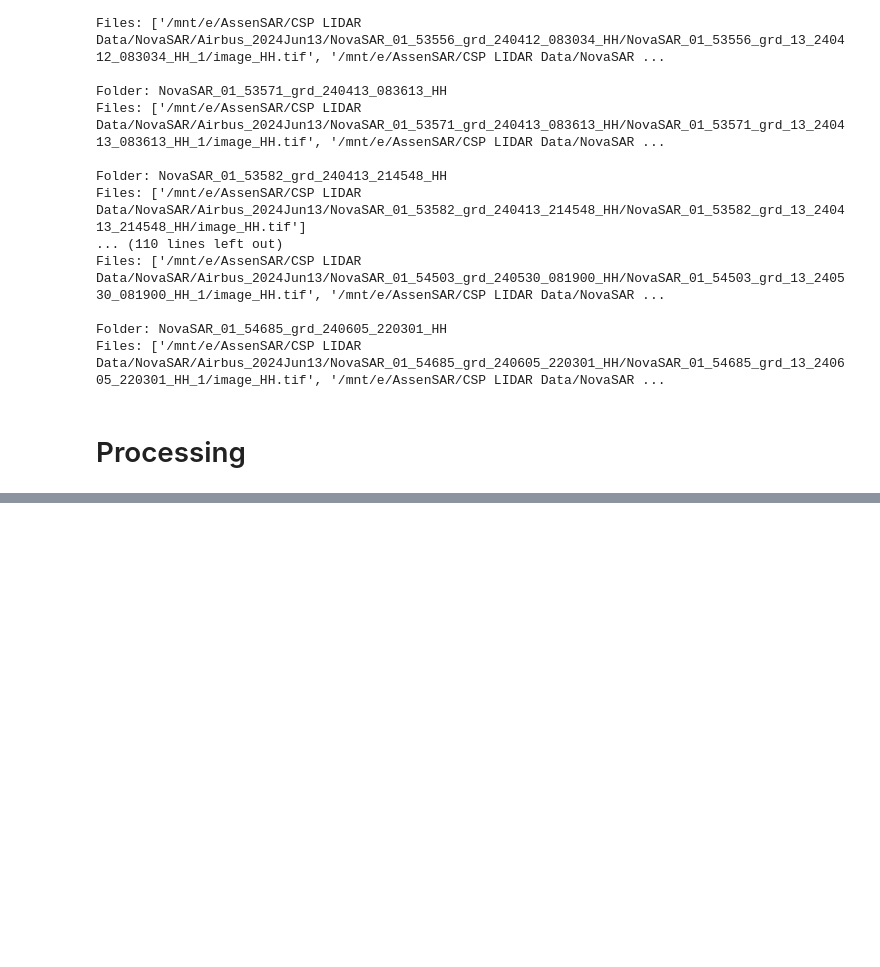
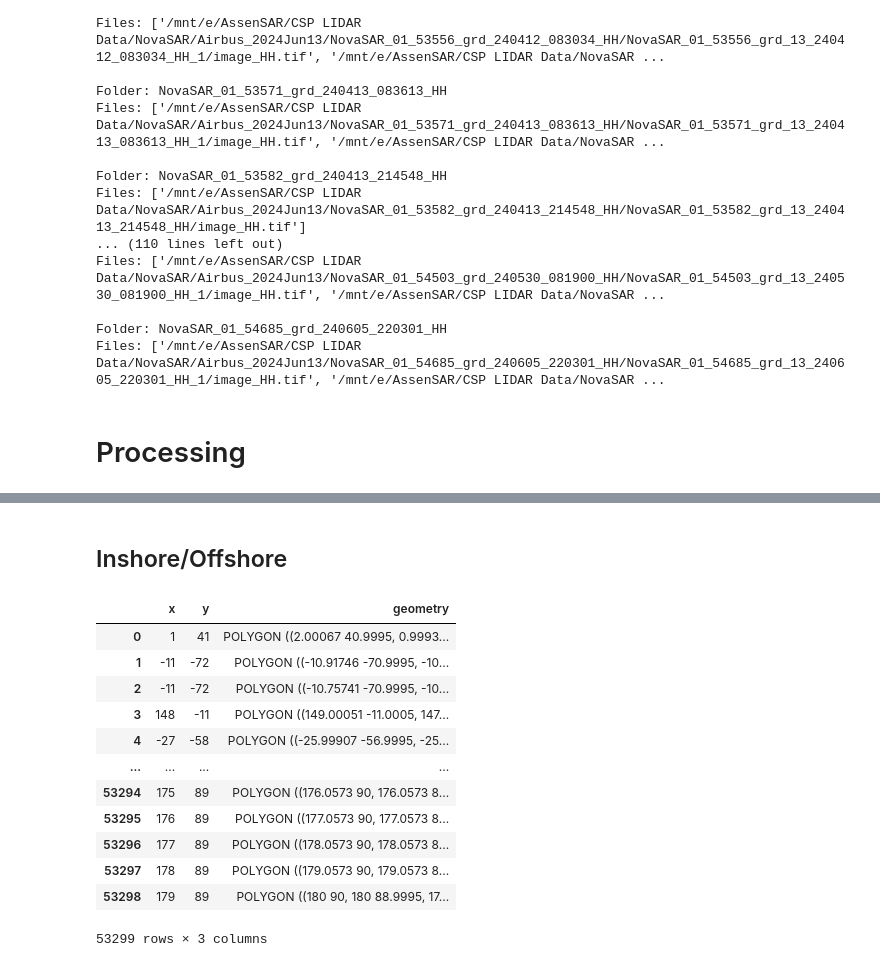
Before and after one commit to Benyaminhosseiny/NASTaR, a Jupyter notebook: Processing_Frameworks.ipynb, the cells around one changed output, grey strips where cells are left out. Saved outputs shown, nothing was run; the diff lists cells and outputs as text; code cells hidden in the pictures; blank space fills up the shorter version.

Commit message:
General Modifications, and Offshore-Inshore column added

```diff
--- a/Processing_Frameworks.ipynb
+++ b/Processing_Frameworks.ipynb
@@ -129,0 +122,30 @@ Warning 1: TIFFFetchNormalTag:ASCII value for tag "ImageDescription" contains nu
+# %% [markdown]
+## Inshore/Offshore
+# %%
+
+import geopandas as gpd
+
+# Path to your polyline shapefile
+# shapefile_path = "/mnt/e/AssenSAR/CSP LIDAR Data/natural_earth_vector/10m_physical/ne_10m_coastline.shp"
+shapefile_path = "/mnt/e/AssenSAR/CSP LIDAR Data/natural_earth_vector/10m_physical/ne_10m_land.shp"
+# shapefile_path = "/mnt/e/AssenSAR/CSP LIDAR Data/simplified-water-polygons-split-3857/simplified_water_polygons.shp"
+shapefile_path = "/mnt/e/AssenSAR/CSP LIDAR Data/water-polygons-split-4326/water_polygons.shp"
+# shapefile_path = "/mnt/e/AssenSAR/CSP LIDAR Data/land-polygons-complete-4326/land_polygons.shp"
+# shapefile_path = "/mnt/e/AssenSAR/CSP LIDAR Data/land-polygons-AOI-4326/land_polygons_AOI.shp"
+# Load the shapefile
+gdf = gpd.read_file(shapefile_path)
+gdf
+# %% [output]
+|  | x | y | geometry |
+| 0 | 1 | 41 | POLYGON ((2.00067 40.9995, 0.9993... |
+| 1 | -11 | -72 | POLYGON ((-10.91746 -70.9995, -10... |
+| 2 | -11 | -72 | POLYGON ((-10.75741 -70.9995, -10... |
+| 3 | 148 | -11 | POLYGON ((149.00051 -11.0005, 147... |
+| 4 | -27 | -58 | POLYGON ((-25.99907 -56.9995, -25... |
+| ... | ... | ... | ... |
+| 53294 | 175 | 89 | POLYGON ((176.0573 90, 176.0573 8... |
+| 53295 | 176 | 89 | POLYGON ((177.0573 90, 177.0573 8... |
+| 53296 | 177 | 89 | POLYGON ((178.0573 90, 178.0573 8... |
+| 53297 | 178 | 89 | POLYGON ((179.0573 90, 179.0573 8... |
+| 53298 | 179 | 89 | POLYGON ((180 90, 180 88.9995, 17... |
+53299 rows × 3 columns
```
Also changed, not shown: parts of 6 cells of this notebook, 4 other files.
